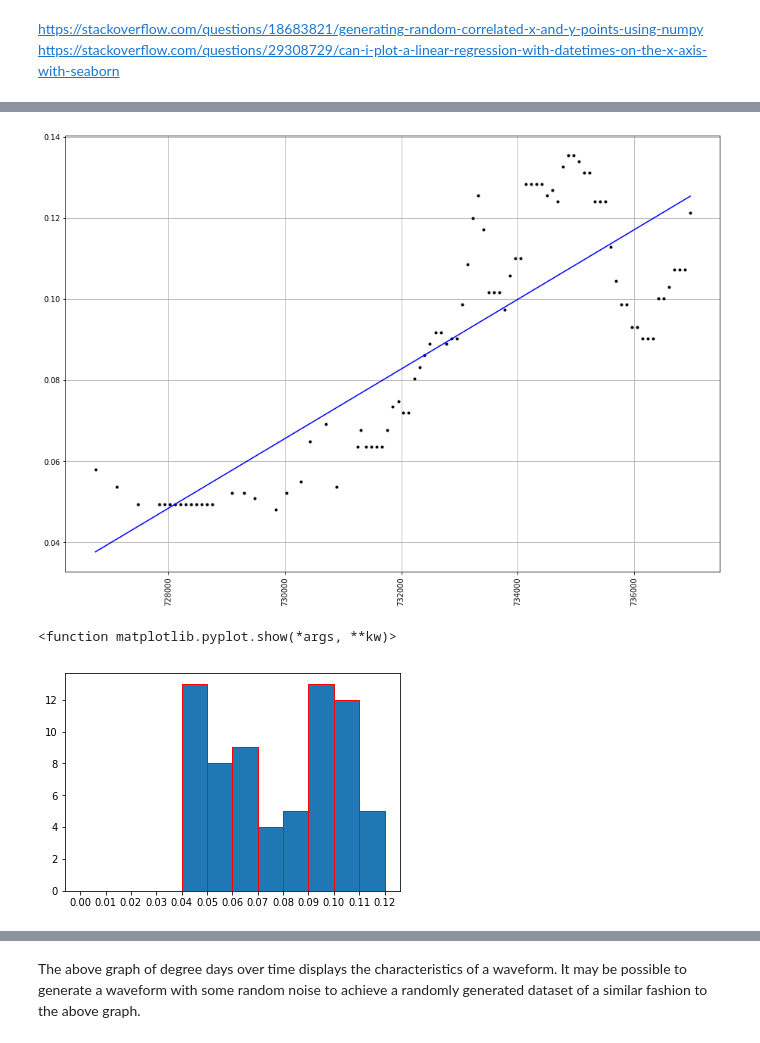
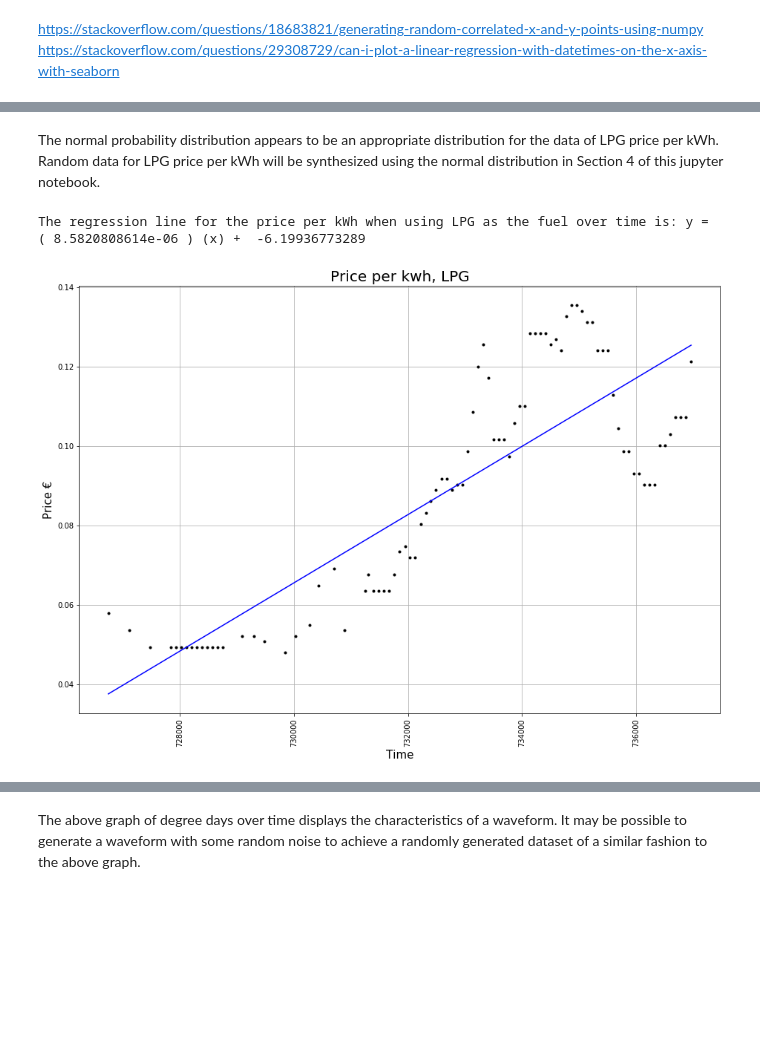
Before and after one commit to G00364756/52465---Programming-for-Data-Analysis---Project, a Jupyter notebook: AOC_G00364756_52465---Programming-for Data-Analytics---Project.ipynb, the cells around one changed output, grey strips where cells are left out. Drawn from its saved outputs; the diff is of its cells as text; code cells hidden in the pictures; blank space fills up the shorter version.

Commit message:
Didnt get to finish generating all random data but have 2 out of 4

```diff
--- a/AOC_G00364756_52465---Programming-for Data-Analytics---Project.ipynb
+++ b/AOC_G00364756_52465---Programming-for Data-Analytics---Project.ipynb
@@ -297,22 +452,24 @@ plt.show
+# %% [markdown]
+The normal probability distribution appears to be an appropriate distribution for the data of LPG price per kWh. Random data for LPG price per kWh will be synthesized using the normal distribution in Section 4 of this jupyter notebook.
 # %%
+# Plotting the data and the best fit linear regression line
+
 x4 = LPG.iloc[0:,2]
 y4 = LPG.iloc[0:,0]
 
 m4, c4 = bestfit(x4,y4)
 plt.plot(x4, y4, 'k.', label='Original data')
 plt.plot(x4, m4 * x4 + c4, 'b-', label='Best fit line')
 
+print("The regression line for the price per kWh when using LPG as the fuel over time is:","y = ","(",m4,")","(x) + ",c4)
+
 plt.grid()
+plt.title('Price per kwh, LPG', fontsize=20)
 plt.xticks(rotation=90)
+plt.xlabel('Time', fontsize=15)
+plt.ylabel('Price €', fontsize=15)
 plt.subplots_adjust(left=0, bottom=0, right=2, top=2, wspace=0.25, hspace=0.25)
 plt.show()
 # %% [output]
+The regression line for the price per kWh when using LPG as the fuel over time is: y =  ( 8.5820808614e-06 ) (x) +  -6.19936773289
-[figure, old version]
+[figure, new version]
-# %%
-bins = [0,0.01,0.02,0.03,0.04,0.05,0.06,0.07,0.08,0.09,0.10,0.11,0.12]
-plt.hist(LPG["LPG"], bins=bins, edgecolor ="r")
-plt.xticks(bins)
-plt.show
-# %% [output]
-<function matplotlib.pyplot.show(*args, **kw)>
-[figure, removed]
```
Also changed, not shown: parts of 39 cells of this notebook.
